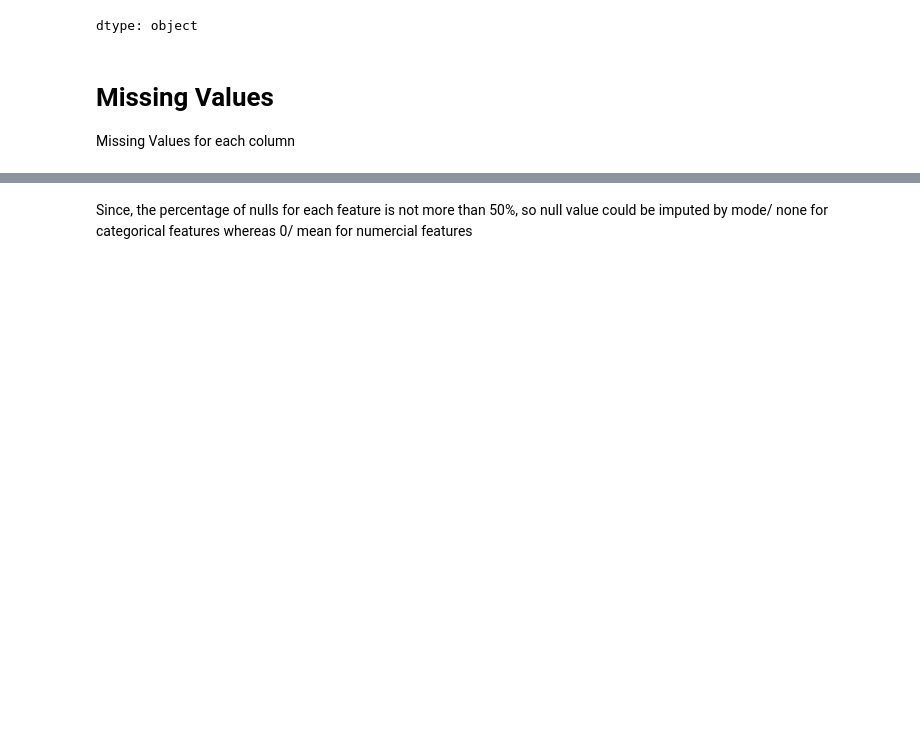
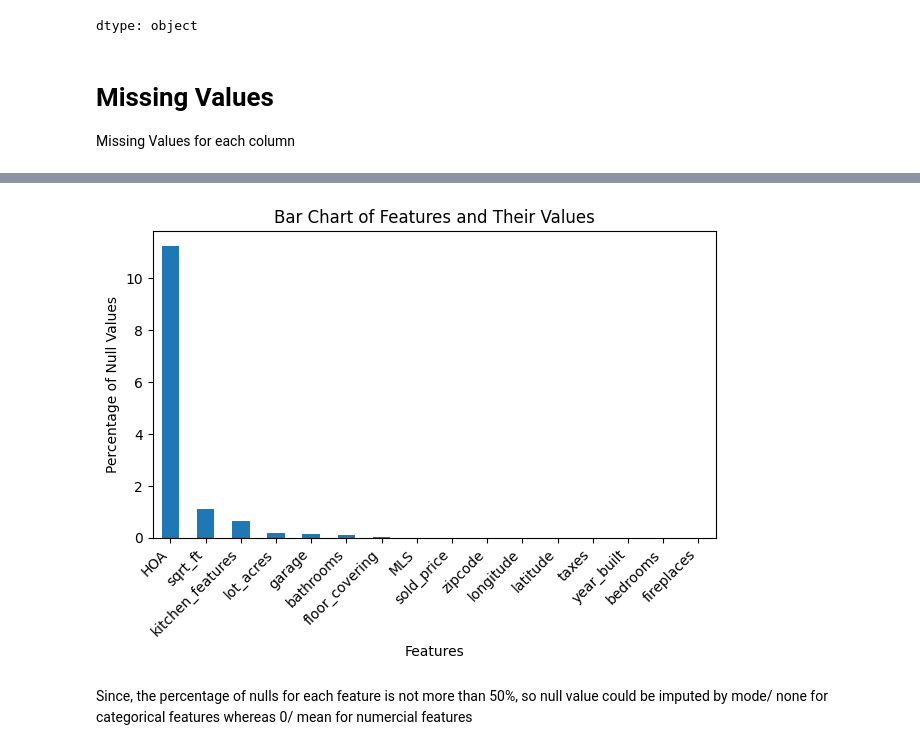
Before and after one commit to AnjaliMizJ/Data-Science-Project, a Jupyter notebook: House data EDA/House_Data_Cleaning.ipynb, the cells around one changed output, grey strips where cells are left out. Saved outputs shown, nothing was run; the diff lists cells and outputs as text; code cells hidden in the pictures; blank space fills up the shorter version.

```diff
--- a/House data EDA/House_Data_Cleaning.ipynb
+++ b/House data EDA/House_Data_Cleaning.ipynb
@@ -122,3 +128,21 @@ NAN_house.sort_values("percentage", ascending=False)
+# %%
+
+# Plot a bar chart
+NAN_house.plot(kind='bar', legend=False)
+
+# Add labels and title
+plt.xlabel("Features")
+plt.ylabel("Percentage of Null Values")
+plt.title("Bar Chart of Features and Their Values")
+
+# Rotate the x labels for better readability
+plt.xticks(rotation=45, ha="right")
+
+# Show the plot
+plt.tight_layout()  # Adjust layout to avoid overlap
+plt.show()
+# %% [output]
+[figure, added]
 # %% [markdown]
 Since, the percentage of nulls for each feature is not more than 50%, so null value could be imputed by mode/ none for categorical features whereas 0/ mean for numercial features
 # %%
```
Also changed, not shown: parts of 9 cells of this notebook.
